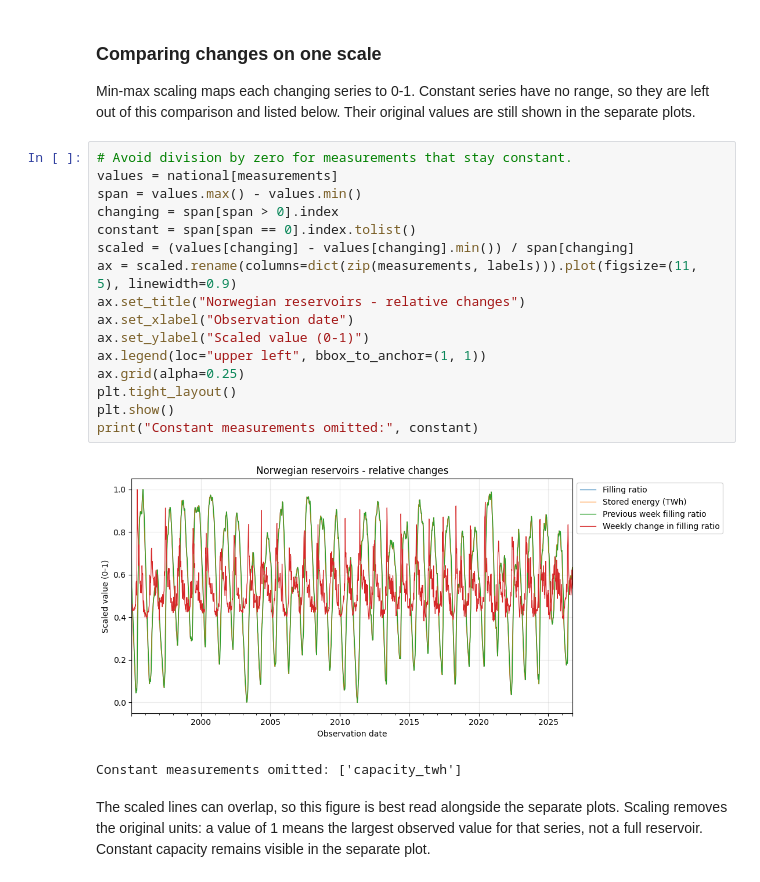
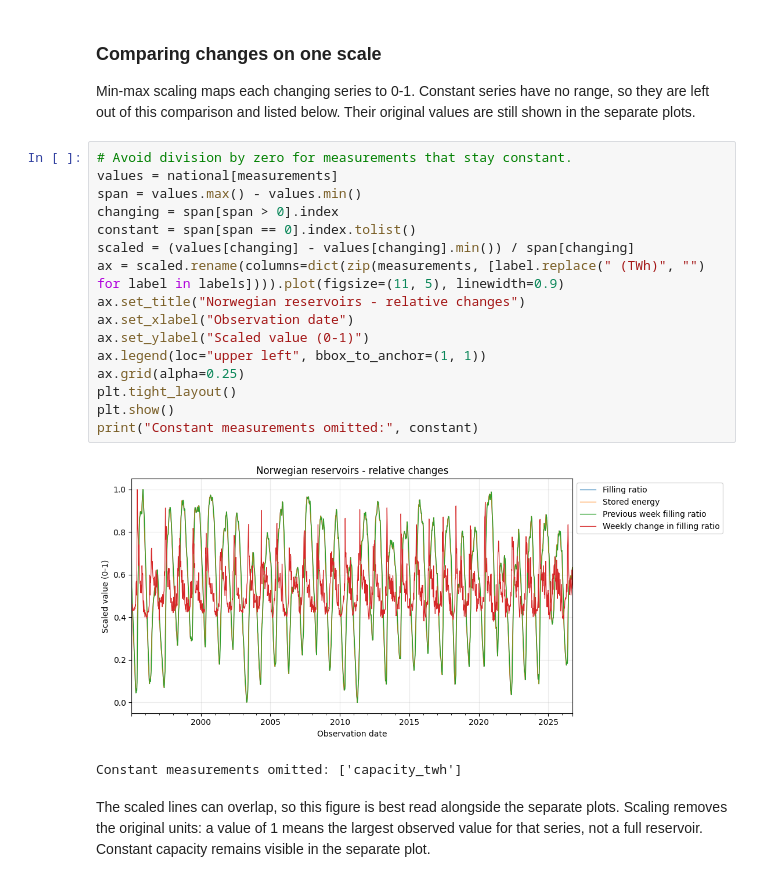
Before and after one commit to Sipan2/IND320-Sipan2, a Jupyter notebook: notebooks/part2.ipynb, the cells around one changed output. Drawn from its saved outputs; the diff is of its cells as text.

```diff
--- a/notebooks/part2.ipynb
+++ b/notebooks/part2.ipynb
@@ -145,21 +145,21 @@ Min-max scaling maps each changing series to 0-1. Constant series have no range,
 # %%
 # Avoid division by zero for measurements that stay constant.
 values = national[measurements]
 span = values.max() - values.min()
 changing = span[span > 0].index
 constant = span[span == 0].index.tolist()
 scaled = (values[changing] - values[changing].min()) / span[changing]
-ax = scaled.rename(columns=dict(zip(measurements, labels))).plot(figsize=(11, 5), linewidth=0.9)
+ax = scaled.rename(columns=dict(zip(measurements, [label.replace(" (TWh)", "") for label in labels]))).plot(figsize=(11, 5), linewidth=0.9)
 ax.set_title("Norwegian reservoirs - relative changes")
 ax.set_xlabel("Observation date")
 ax.set_ylabel("Scaled value (0-1)")
 ax.legend(loc="upper left", bbox_to_anchor=(1, 1))
 ax.grid(alpha=0.25)
 plt.tight_layout()
 plt.show()
 print("Constant measurements omitted:", constant)
 # %% [output]
-[figure, old version]
+[figure, new version]
 Constant measurements omitted: ['capacity_twh']
 # %% [markdown]
 The scaled lines can overlap, so this figure is best read alongside the separate plots. Scaling removes the original units: a value of 1 means the largest observed value for that series, not a full reservoir. Constant capacity remains visible in the separate plot.
```
Also changed, not shown: parts of 20 cells of this notebook, 9 other files.
